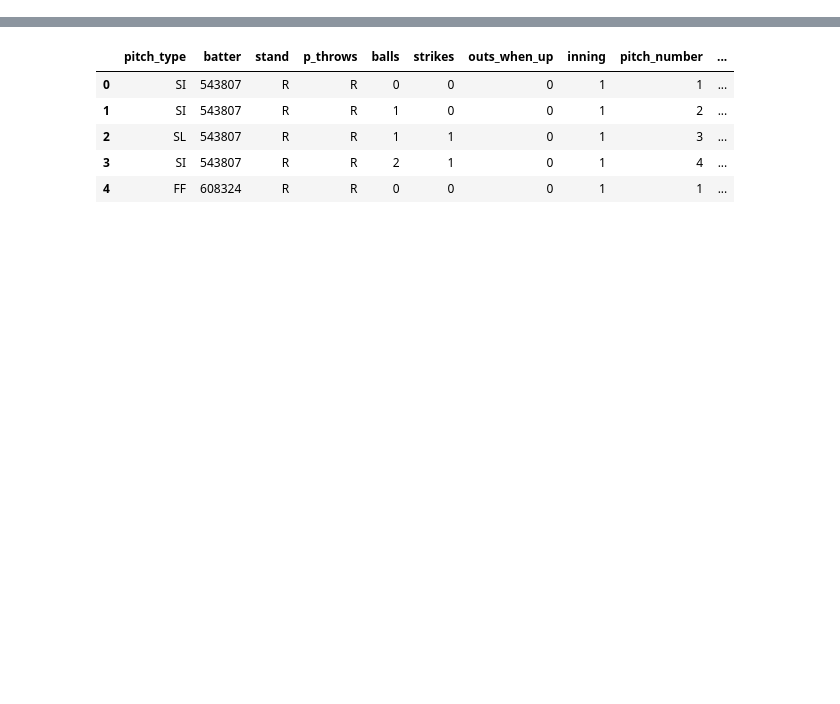
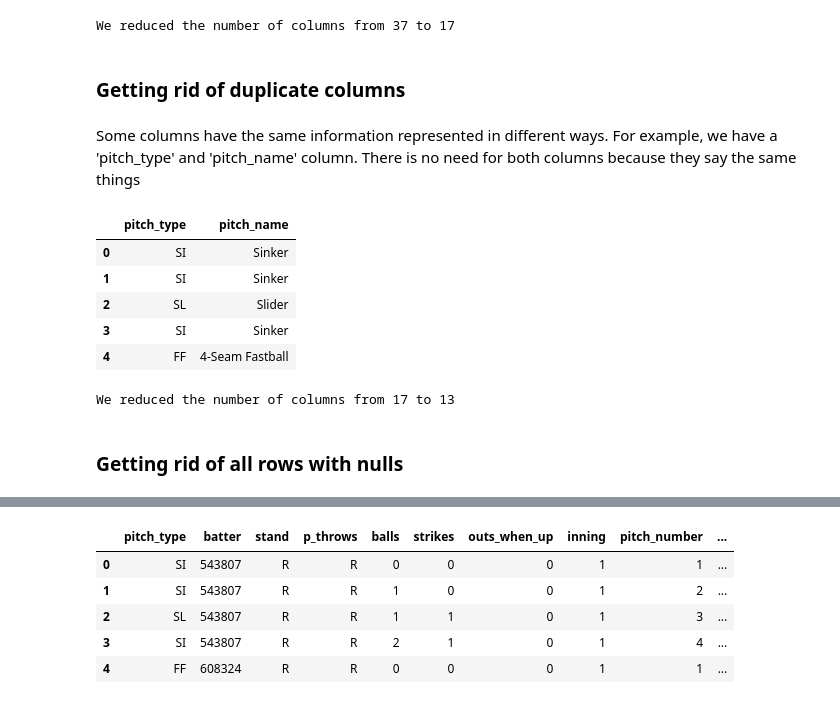
Before and after one commit to Ethor13/astros, a Jupyter notebook: naive_bayes.ipynb, the cells around one changed output, grey strips where cells are left out. Cells and saved outputs as stored; diff of their text form; code cells hidden in the pictures; blank space fills up the shorter version.

```diff
--- a/naive_bayes.ipynb
+++ b/naive_bayes.ipynb
@@ -36,0 +132,16 @@ memory usage: 6.7+ MB
+# %%
+keep_cols = ['pitch_type', 'game_date', 'player_name', 'batter', 'pitcher', 'game_type',
+       'stand', 'p_throws', 'home_team', 'away_team', 'balls', 'strikes', 'outs_when_up',
+       'inning', 'inning_topbot', 'fielder_2', 'game_pk', 'pitcher.1', 'fielder_2.1',
+       'fielder_3', 'fielder_4', 'fielder_5', 'fielder_6', 'fielder_7', 'fielder_8',
+       'fielder_9', 'at_bat_number', 'pitch_number', 'pitch_name', 'bat_score', 'fld_score',
+       'if_fielding_alignment', 'of_fielding_alignment', 'delta_home_win_exp', 'delta_run_exp',
+       'score_diff', 'bangs']
+# %%
+num_cols_before = len(df.columns)
+
+df = df.loc[:,keep_cols]
+
+num_cols_after = len(df.columns)
+
+print(f"We reduced the number of columns from {num_cols_before} to {num_cols_after}")
@@ -37 +170,28 @@ memory usage: 6.7+ MB
+# %%
+keep_cols = ['pitch_type', 'player_name', 'batter', 'stand', 'p_throws', 'balls',
+       'strikes', 'outs_when_up', 'inning', 'pitch_number', 'pitch_name', 'bat_score',
+       'fld_score', 'delta_home_win_exp', 'delta_run_exp', 'score_diff', 'bangs']
+# %%
+num_cols_before = len(df.columns)
+
+df = df.loc[:,keep_cols]
+
+num_cols_after = len(df.columns)
+
+print(f"We reduced the number of columns from {num_cols_before} to {num_cols_after}")
+# %% [output]
+We reduced the number of columns from 37 to 17
+# %% [markdown]
+### Getting rid of duplicate columns
+# %% [markdown]
+Some columns have the same information represented in different ways. For example, we have a 'pitch_type' and 'pitch_name' column. There is no need for both columns because they say the same things
+# %%
+df[['pitch_type', 'pitch_name']].head()
+# %% [output]
+|  | pitch_type | pitch_name |
+| 0 | SI | Sinker |
+| 1 | SI | Sinker |
+| 2 | SL | Slider |
+| 3 | SI | Sinker |
+| 4 | FF | 4-Seam Fastball |
 # %%
@@ -54,0 +202,12 @@ small_df.loc[(small_df['bangs'] != 0) & (small_df['bangs'] != 2), 'bangs'] = 1
+# %%
+num_cols_before = len(df.columns)
+
+df = df.loc[:, keep_cols]
+
+num_cols_after = len(df.columns)
+
+print(f"We reduced the number of columns from {num_cols_before} to {num_cols_after}")
+# %% [output]
+We reduced the number of columns from 17 to 13
+# %% [markdown]
+### Getting rid of all rows with nulls
```
Also changed, not shown: parts of 52 cells of this notebook.
